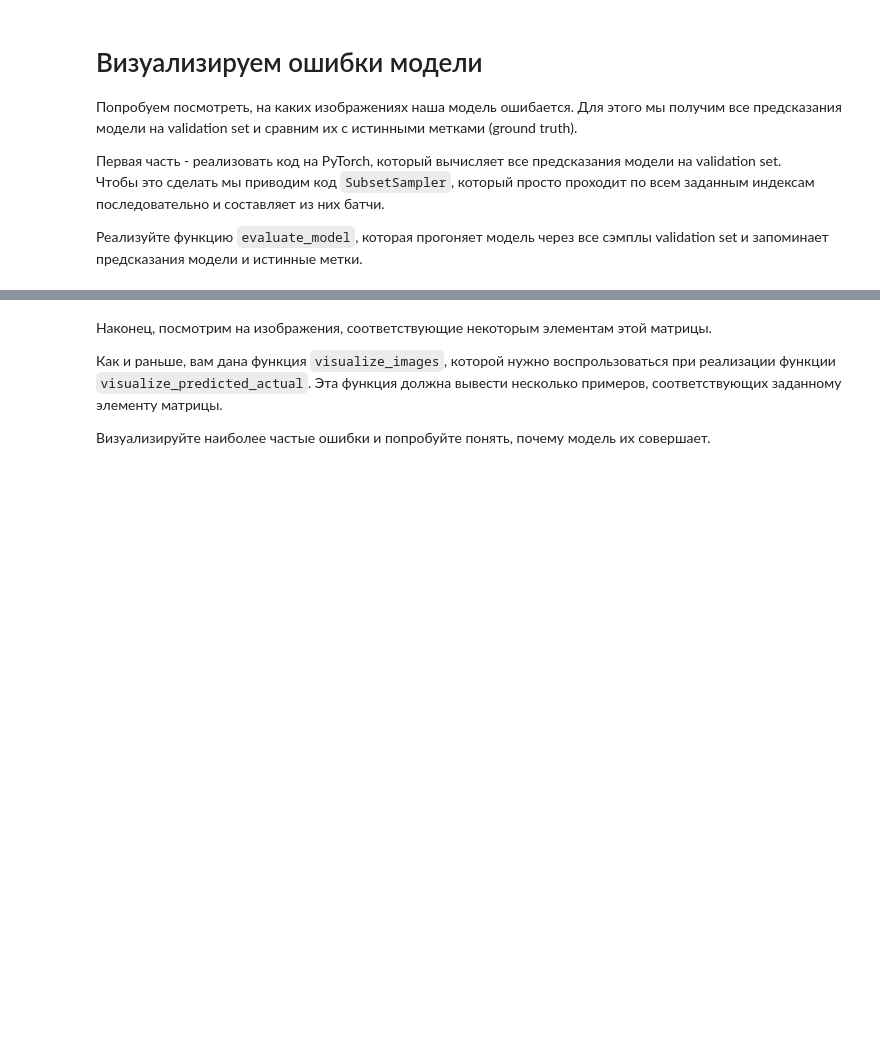
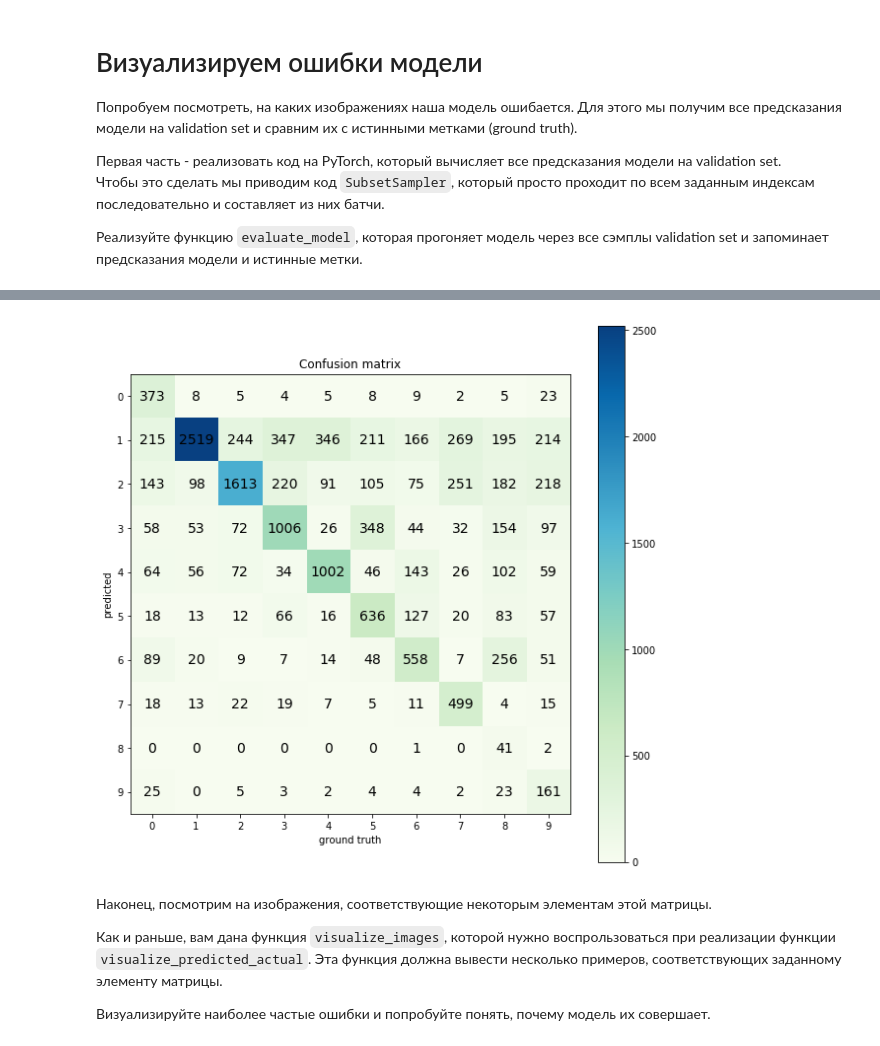
Before and after one commit to tbb/dlcourse_ai, a Jupyter notebook: assignments/assignment2/PyTorch_solution.ipynb, the cells around one changed output, grey strips where cells are left out. Saved outputs shown, nothing was run; the diff lists cells and outputs as text; code cells hidden in the pictures; blank space fills up the shorter version.

```diff
--- a/assignments/assignment2/PyTorch_solution.ipynb
+++ b/assignments/assignment2/PyTorch_solution.ipynb
@@ -191,11 +233,23 @@ loss_history, train_history, val_history = train_model(nn_model, train_loader, v
 # %% [markdown]
 Добавьте уменьшение скорости обучения по ходу тренировки.
 # %%
-# Learing rate annealing
+# Learning rate annealing
 # Reduce your learning rate 2x every 2 epochs
 # Hint: look up learning rate schedulers in PyTorch. You might need to extend train_model function a little bit too!
 
 nn_model = nn.Sequential(
-         )
+    Flattener(),
+    nn.Linear(3*32*32, 100),
+    nn.ReLU(inplace=True),
+    nn.BatchNorm1d(100),
+    nn.Linear(100, 100),
+    nn.ReLU(inplace=True),
+    nn.BatchNorm1d(100),
+    nn.Linear(100, 10),
+)
 
-loss_history, train_history, val_history = train_model()
+optimizer = optim.SGD(nn_model.parameters(), lr=1e-3, weight_decay=1e-1)
+scheduler = optim.lr_scheduler.StepLR(optimizer, 2, gamma=.5)
+loss_history, train_history, val_history = train_model(nn_model, train_loader, val_loader,
+                                                       loss=loss, optimizer=optimizer,
+                                                       num_epochs=5, scheduler=scheduler)
@@ -214,7 +274,6 @@ class SubsetSampler(Sampler):
     r"""Samples elements with given indices sequentially
 
     Arguments:
-        data_source (Dataset): dataset to sample from
         indices (ndarray): indices of the samples to take
     """
 
@@ -241,8 +300,14 @@ def evaluate_model(model, dataset, indices):
     # TODO: Evaluate model on the list of indices and capture predictions
     # and ground truth labels
     # Hint: SubsetSampler above could be useful!
+    loader = torch.utils.data.DataLoader(dataset, sampler=SubsetSampler(indices=indices))
 
-    raise Exception("Not implemented")
+    predictions = []
+    ground_truth = []
+
+    for x, y in loader:
+        predictions.append(model(x).argmax(dim=1).item())
+        ground_truth.append(y.item())
 
     return predictions, ground_truth
 
@@ -280,34 +345,39 @@ def visualize_confusion_matrix(confusion_matrix):
     size = confusion_matrix.shape[0]
     fig = plt.figure(figsize=(10,10))
     plt.title("Confusion matrix")
     plt.ylabel("predicted")
     plt.xlabel("ground truth")
     res = plt.imshow(confusion_matrix, cmap='GnBu', interpolation='nearest')
     cb = fig.colorbar(res)
     plt.xticks(np.arange(size))
     plt.yticks(np.arange(size))
     for i, row in enumerate(confusion_matrix):
         for j, count in enumerate(row):
             plt.text(j, i, count, fontsize=14, horizontalalignment='center', verticalalignment='center')
 
 def build_confusion_matrix(predictions, ground_truth):
     """
     Builds confusion matrix from predictions and ground truth
 
     predictions: np array of ints, model predictions for all validation samples
     ground_truth: np array of ints, ground truth for all validation samples
 
     Returns:
     np array of ints, (10,10), counts of samples for predicted/ground_truth classes
     """
 
     confusion_matrix = np.zeros((10,10), np.int)
 
     # TODO: Implement filling the prediction matrix
-    return np.array([[40, 2, 3], [10, 50,0], [0, 2, 80]])
+    for pred, truth in zip(predictions, ground_truth):
+        confusion_matrix[pred, truth] += 1
+
+    return confusion_matrix
 
 confusion_matrix = build_confusion_matrix(predictions, gt)
 visualize_confusion_matrix(confusion_matrix)
+# %% [output]
+[figure, added]
 # %% [markdown]
 Наконец, посмотрим на изображения, соответствующие некоторым элементам этой матрицы.
 
```
Also changed, not shown: parts of 10 cells of this notebook.
